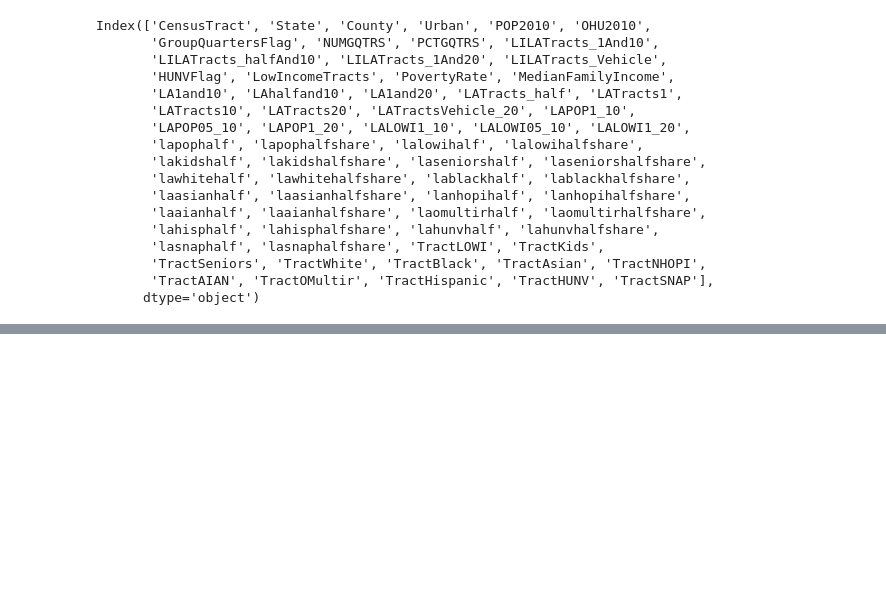
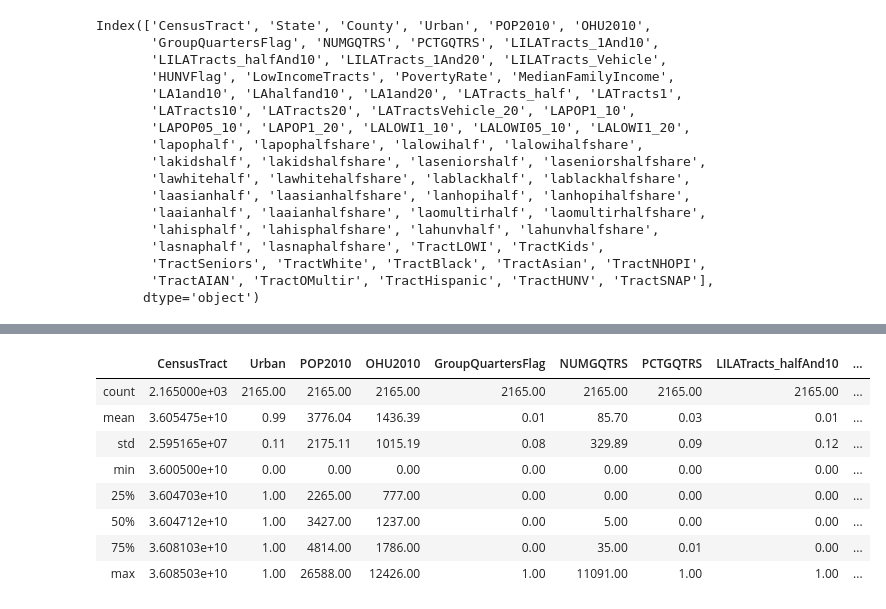
Before and after one commit to justinm0rgan/nyc-food-desert-predictor, a Jupyter notebook: data_collection_and_eda.ipynb, the cells around one changed output, grey strips where cells are left out. Saved outputs shown, nothing was run; the diff lists cells and outputs as text; code cells hidden in the pictures; blank space fills up the shorter version.

Commit message:
dropped unnecessary columns, identified cat var

```diff
--- a/data_collection_and_eda.ipynb
+++ b/data_collection_and_eda.ipynb
@@ -97,3 +101,6 @@ five_boroughs =  (usda_df['County'] == 'Bronx') | (usda_df['County'] == 'Kings')
 # create usda nyc df
 usda_df_nyc = usda_df.loc[five_boroughs]
 usda_df_nyc.to_csv('data/usda_df_nyc.csv')
+# %%
+# reimport nyc df from csv to limit excel doc load time
+usda_df_nyc = pd.read_csv('data/usda_df_nyc.csv', index_col=0)
@@ -164,3 +182,13 @@ Index(['CensusTract', 'State', 'County', 'Urban', 'POP2010', 'OHU2010',
        'TractSeniors', 'TractWhite', 'TractBlack', 'TractAsian', 'TractNHOPI',
        'TractAIAN', 'TractOMultir', 'TractHispanic', 'TractHUNV', 'TractSNAP'],
       dtype='object')
+# %%
+# other columns to drop
+other_drops = [
+    'LILATracts_1And10', 'LILATracts_1And20',
+    'LA1and10', 'LA1and20',
+    'LATracts1', 'LATracts10', 'LATracts20',
+    'LAPOP1_10', 'LAPOP1_20',
+    'LALOWI1_10', 'LALOWI1_20']
+
+usda_df_nyc.drop(usda_df_nyc.loc[:,other_drops], inplace=True, axis=1)
@@ -166,0 +217,16 @@ Index(['CensusTract', 'State', 'County', 'Urban', 'POP2010', 'OHU2010',
+# %%
+# reset index for nyc df
+usda_df_nyc.reset_index(drop=True, inplace=True)
+# %%
+# look at descriptive statistics of df
+round(usda_df_nyc.describe(),2)
+# %% [output]
+|  | CensusTract | Urban | POP2010 | OHU2010 | GroupQuartersFlag | NUMGQTRS | PCTGQTRS | LILATracts_halfAnd10 | ... |
+| count | 2.165000e+03 | 2165.00 | 2165.00 | 2165.00 | 2165.00 | 2165.00 | 2165.00 | 2165.00 | ... |
+| mean | 3.605475e+10 | 0.99 | 3776.04 | 1436.39 | 0.01 | 85.70 | 0.03 | 0.01 | ... |
+| std | 2.595165e+07 | 0.11 | 2175.11 | 1015.19 | 0.08 | 329.89 | 0.09 | 0.12 | ... |
+| min | 3.600500e+10 | 0.00 | 0.00 | 0.00 | 0.00 | 0.00 | 0.00 | 0.00 | ... |
+| 25% | 3.604703e+10 | 1.00 | 2265.00 | 777.00 | 0.00 | 0.00 | 0.00 | 0.00 | ... |
+| 50% | 3.604712e+10 | 1.00 | 3427.00 | 1237.00 | 0.00 | 5.00 | 0.00 | 0.00 | ... |
+| 75% | 3.608103e+10 | 1.00 | 4814.00 | 1786.00 | 0.00 | 35.00 | 0.01 | 0.00 | ... |
+| max | 3.608503e+10 | 1.00 | 26588.00 | 12426.00 | 1.00 | 11091.00 | 1.00 | 1.00 | ... |
```
Also changed, not shown: parts of 8 cells of this notebook.
